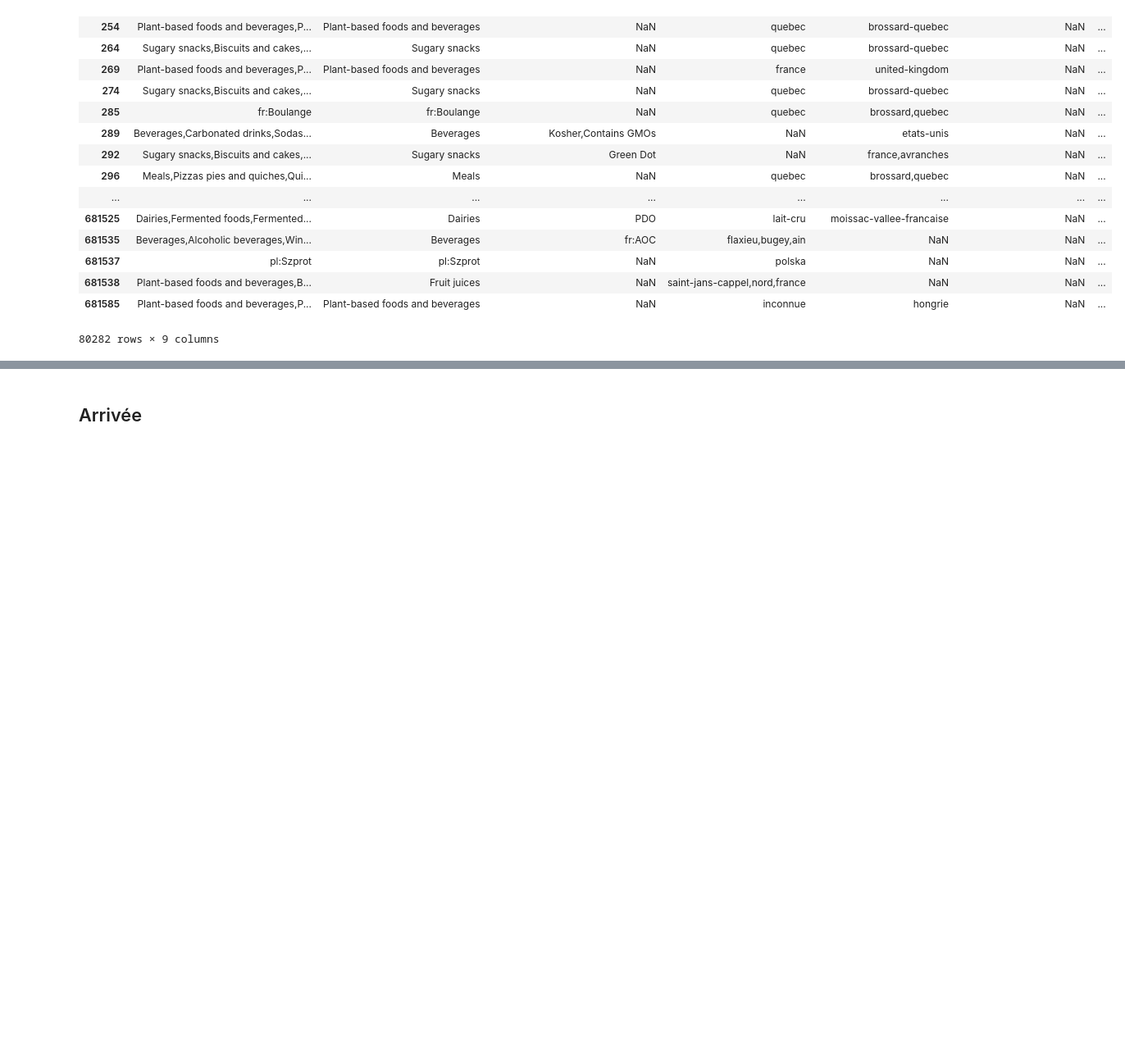
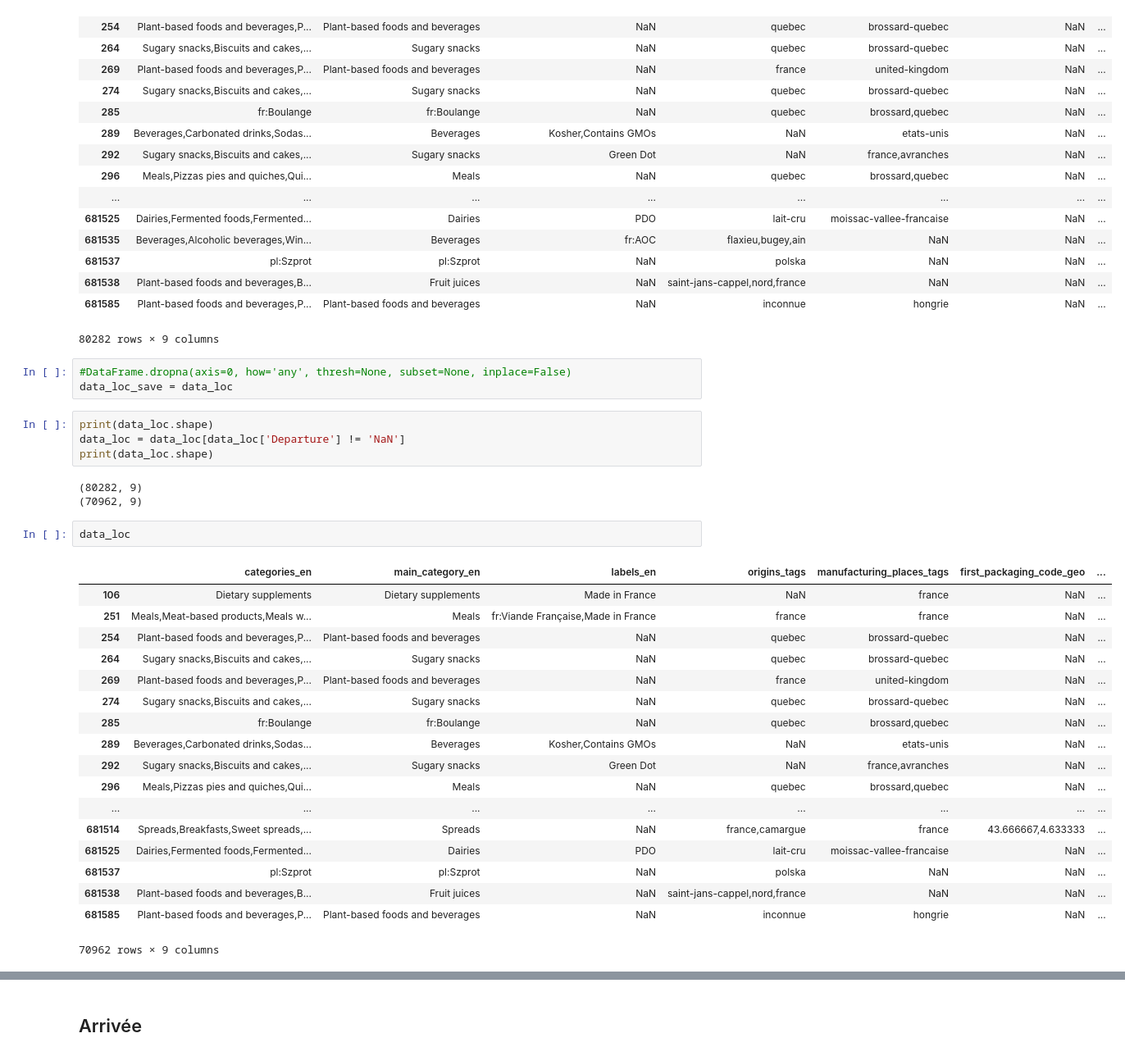
Before and after one commit to lanzrein/ada_project, a Jupyter notebook: Distance.ipynb, the cells around one changed output, grey strips where cells are left out. Shown at 82% size. Cells and saved outputs as stored; diff of their text form; blank space fills up the shorter version.

```diff
--- a/Distance.ipynb
+++ b/Distance.ipynb
@@ -273,3 +273,34 @@ data_loc
 | 681538 | Plant-based foods and beverages,B... | Fruit juices | NaN | saint-jans-cappel,nord,france | NaN | NaN | ... |
 | 681585 | Plant-based foods and beverages,P... | Plant-based foods and beverages | NaN | inconnue | hongrie | NaN | ... |
 80282 rows × 9 columns
+# %%
+#DataFrame.dropna(axis=0, how='any', thresh=None, subset=None, inplace=False)
+data_loc_save = data_loc
+# %%
+print(data_loc.shape)
+data_loc = data_loc[data_loc['Departure'] != 'NaN']
+print(data_loc.shape)
+# %% [output]
+(80282, 9)
+(70962, 9)
+# %%
+data_loc
+# %% [output]
+|  | categories_en | main_category_en | labels_en | origins_tags | manufacturing_places_tags | first_packaging_code_geo | ... |
+| 106 | Dietary supplements | Dietary supplements | Made in France | NaN | france | NaN | ... |
+| 251 | Meals,Meat-based products,Meals w... | Meals | fr:Viande Française,Made in France | france | france | NaN | ... |
+| 254 | Plant-based foods and beverages,P... | Plant-based foods and beverages | NaN | quebec | brossard-quebec | NaN | ... |
+| 264 | Sugary snacks,Biscuits and cakes,... | Sugary snacks | NaN | quebec | brossard-quebec | NaN | ... |
+| 269 | Plant-based foods and beverages,P... | Plant-based foods and beverages | NaN | france | united-kingdom | NaN | ... |
+| 274 | Sugary snacks,Biscuits and cakes,... | Sugary snacks | NaN | quebec | brossard-quebec | NaN | ... |
+| 285 | fr:Boulange | fr:Boulange | NaN | quebec | brossard,quebec | NaN | ... |
+| 289 | Beverages,Carbonated drinks,Sodas... | Beverages | Kosher,Contains GMOs | NaN | etats-unis | NaN | ... |
+| 292 | Sugary snacks,Biscuits and cakes,... | Sugary snacks | Green Dot | NaN | france,avranches | NaN | ... |
+| 296 | Meals,Pizzas pies and quiches,Qui... | Meals | NaN | quebec | brossard,quebec | NaN | ... |
+| ... | ... | ... | ... | ... | ... | ... | ... |
+| 681514 | Spreads,Breakfasts,Sweet spreads,... | Spreads | NaN | france,camargue | france | 43.666667,4.633333 | ... |
+| 681525 | Dairies,Fermented foods,Fermented... | Dairies | PDO | lait-cru | moissac-vallee-francaise | NaN | ... |
+| 681537 | pl:Szprot | pl:Szprot | NaN | polska | NaN | NaN | ... |
+| 681538 | Plant-based foods and beverages,B... | Fruit juices | NaN | saint-jans-cappel,nord,france | NaN | NaN | ... |
+| 681585 | Plant-based foods and beverages,P... | Plant-based foods and beverages | NaN | inconnue | hongrie | NaN | ... |
+70962 rows × 9 columns
```
Also changed, not shown: parts of 15 cells of this notebook.
